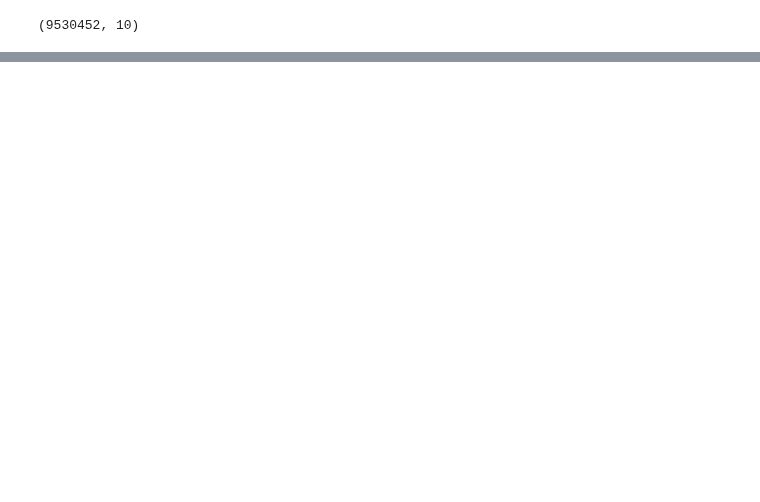
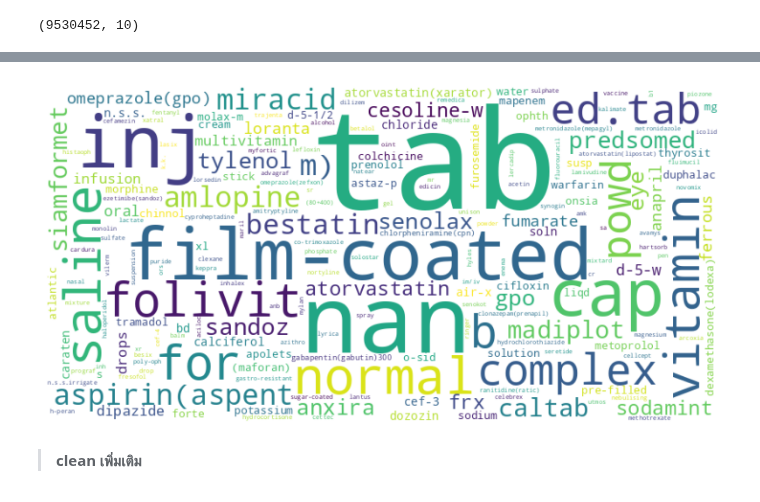
Before and after one commit to nxxk23/PROJECT, a Jupyter notebook: PrescriptionFile.ipynb, the cells around one changed output, grey strips where cells are left out. Drawn from its saved outputs; the diff is of its cells as text; code cells hidden in the pictures; blank space fills up the shorter version.

```diff
--- a/PrescriptionFile.ipynb
+++ b/PrescriptionFile.ipynb
@@ -19,3 +27,6 @@ hemo.head()
+# %%
+# Create a list from hemo['PatientUID']
+patient_uid_list = hemo['PatientUID'].unique().tolist()
 # %%
 import pandas as pd
 prescription = pd.read_csv('/content/drive/MyDrive/Thesis Project Kidney/Prescription.csv')
@@ -87,0 +158,21 @@ set(cleaned_drugdigits)
+# %%
+import matplotlib.pyplot as plt
+from wordcloud import WordCloud
+from collections import Counter
+
+# Assuming you have already processed genericCol2 and stored the result in genericCol3
+
+# Split the genericCol3 elements by spaces and flatten the list
+flattened_words = " ".join(drugCol3).split()
+
+# Count the occurrences of each word
+word_counter = Counter(flattened_words)
+
+# Create a WordCloud object
+wordcloud = WordCloud(width=800, height=400, background_color='white').generate_from_frequencies(word_counter)
+
+# Display the word cloud
+plt.figure(figsize=(10, 5))
+plt.imshow(wordcloud, interpolation='bilinear')
+plt.axis("off")
+plt.show()
@@ -87,0 +181,26 @@ set(cleaned_drugdigits)
+# %%
+import matplotlib.pyplot as plt
+from wordcloud import WordCloud
+from collections import Counter
+
+# Assuming you have already processed genericCol2 and stored the result in genericCol3
+
+# Join the genericCol3 elements into one big string with space separator
+text = " ".join(genericCol3)
+
+# Count the occurrences of each word (case sensitive)
+word_counter = Counter(text.split())
+
+# Create a WordCloud object
+wordcloud = WordCloud(width=800, height=400, background_color='white').generate_from_frequencies(word_counter)
+
+# Display the word cloud
+plt.figure(figsize=(10, 5))
+plt.imshow(wordcloud, interpolation='bilinear')
+plt.axis("off")
+plt.show()
+# %% [output]
+[figure, added]
+# %% [markdown]
+
+> **clean เพิ่มเติม**
```
Also changed, not shown: parts of 31 cells of this notebook.
